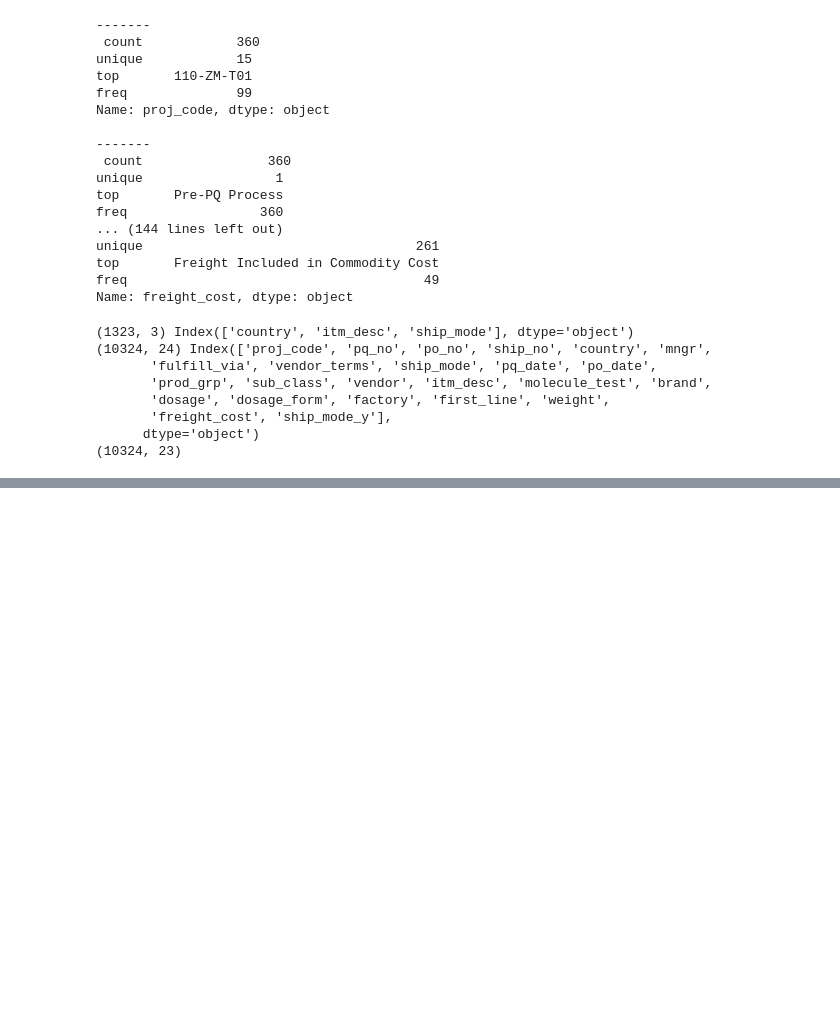
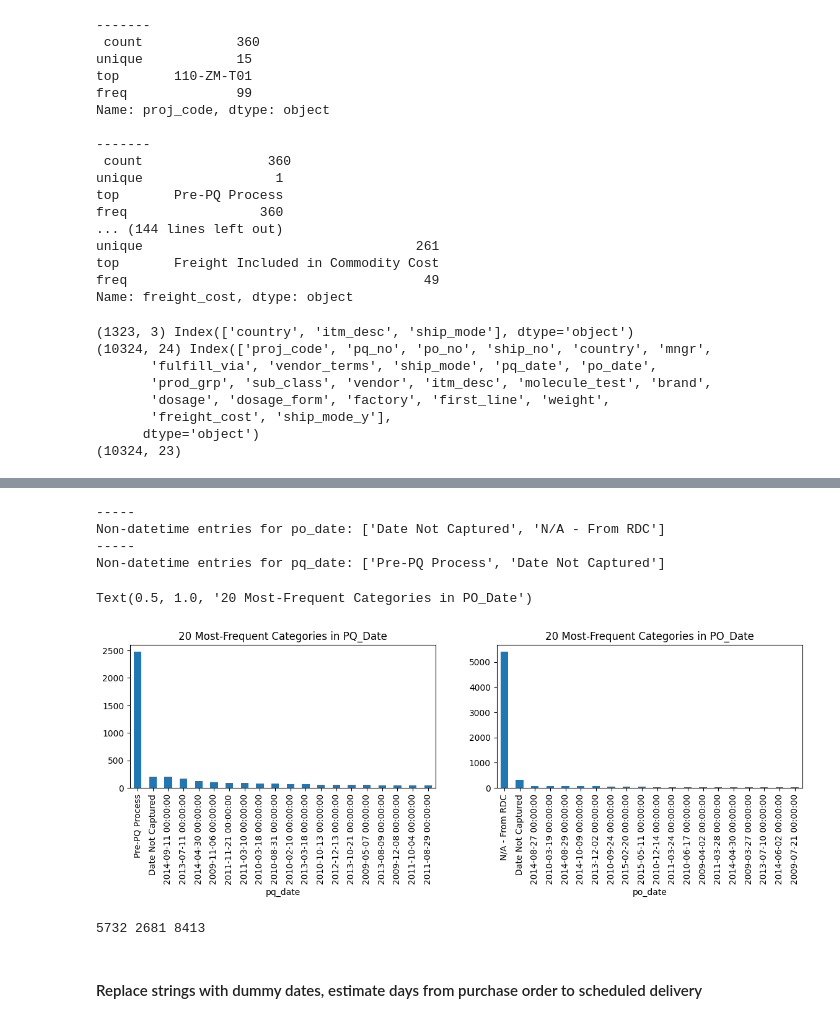
Before and after one commit to rakeshn19/AI-project-SCM, a Jupyter notebook: data_cleaning_feature_engg.ipynb, the cells around one changed output, grey strips where cells are left out. Cells and saved outputs as stored; diff of their text form; code cells hidden in the pictures; blank space fills up the shorter version.

Commit message:
data engg n features

```diff
--- a/data_cleaning_feature_engg.ipynb
+++ b/data_cleaning_feature_engg.ipynb
@@ -272,0 +327,21 @@ dobject= cy.copy()
+# %%
+# We see that pq_date and po_date have some non-date values
+for c  in ['po_date', 'pq_date']:
+    print("-----\nNon-datetime entries for {}: {}".format(c,
+        [x for x in dobject[c].unique() if type(x) == str]))
+# %% [output]
+-----
+Non-datetime entries for po_date: ['Date Not Captured', 'N/A - From RDC']
+-----
+Non-datetime entries for pq_date: ['Pre-PQ Process', 'Date Not Captured']
+# %%
+# Investigate the size of these string descriptions, we see they are quite significant.
+# Date not Captured is noticeable but not a lot, more investigation...
+f, (ax1, ax2) = plt.subplots(1,2, figsize=(14,3))
+data['pq_date'].value_counts()[:20].plot(kind='bar', ax=ax1)
+ax1.set_title("20 Most-Frequent Categories in PQ_Date")
+data['po_date'].value_counts()[:20].plot(kind='bar', ax=ax2)
+ax2.set_title("20 Most-Frequent Categories in PO_Date")
+# %% [output]
+Text(0.5, 1.0, '20 Most-Frequent Categories in PO_Date')
+[figure, added]
@@ -272,0 +364,4 @@ dobject= cy.copy()
+# %%
+print(len(po_idx), len(pq_idx), len(dnc_idx))
+# %% [output]
+5732 2681 8413
@@ -272,0 +378,2 @@ dobject= cy.copy()
+# %% [markdown]
+#### Replace strings with dummy dates, estimate days from purchase order to scheduled delivery
```
Also changed, not shown: parts of 96 cells of this notebook, 39 other files.
